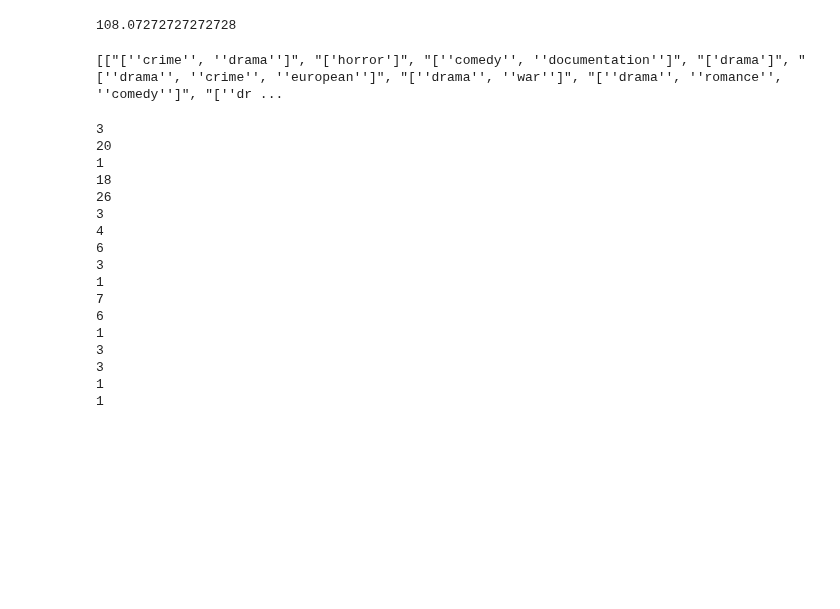
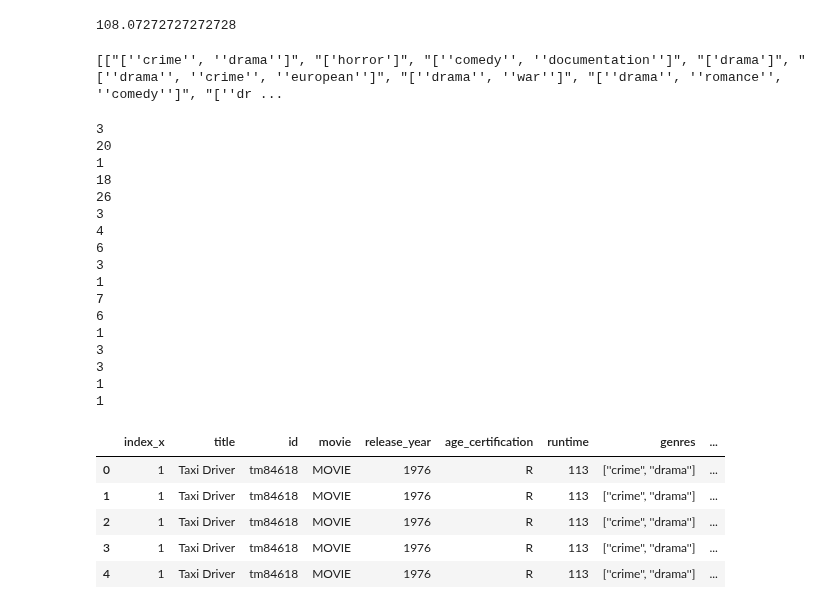
Before and after one commit to jgcarter421/Netflix, a Jupyter notebook: Notebook/top_categories.ipynb, the cells around one changed output. Saved outputs shown, nothing was run; the diff lists cells and outputs as text; code cells hidden in the pictures; blank space fills up the shorter version.

```diff
--- a/Notebook/top_categories.ipynb
+++ b/Notebook/top_categories.ipynb
@@ -112,3 +101,13 @@ print (family)
 3
 1
 1
+# %%
+mcredits = imdb_score.merge(credits, on = "id")
+mcredits.head(5)
+# %% [output]
+|  | index_x | title | id | movie | release_year | age_certification | runtime | genres | ... |
+| 0 | 1 | Taxi Driver | tm84618 | MOVIE | 1976 | R | 113 | [''crime'', ''drama''] | ... |
+| 1 | 1 | Taxi Driver | tm84618 | MOVIE | 1976 | R | 113 | [''crime'', ''drama''] | ... |
+| 2 | 1 | Taxi Driver | tm84618 | MOVIE | 1976 | R | 113 | [''crime'', ''drama''] | ... |
+| 3 | 1 | Taxi Driver | tm84618 | MOVIE | 1976 | R | 113 | [''crime'', ''drama''] | ... |
+| 4 | 1 | Taxi Driver | tm84618 | MOVIE | 1976 | R | 113 | [''crime'', ''drama''] | ... |
```
Also changed, not shown: parts of 8 cells of this notebook.
